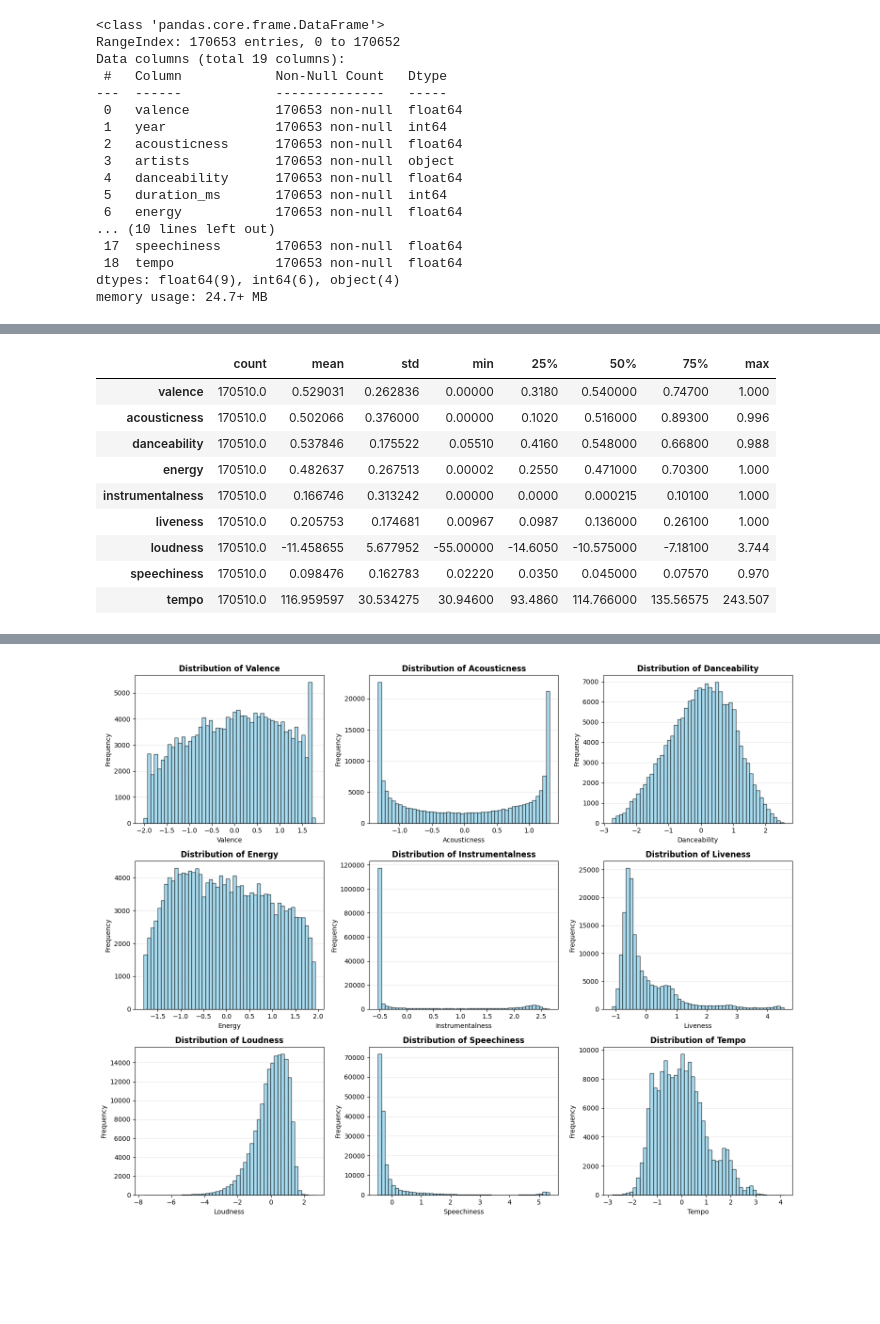
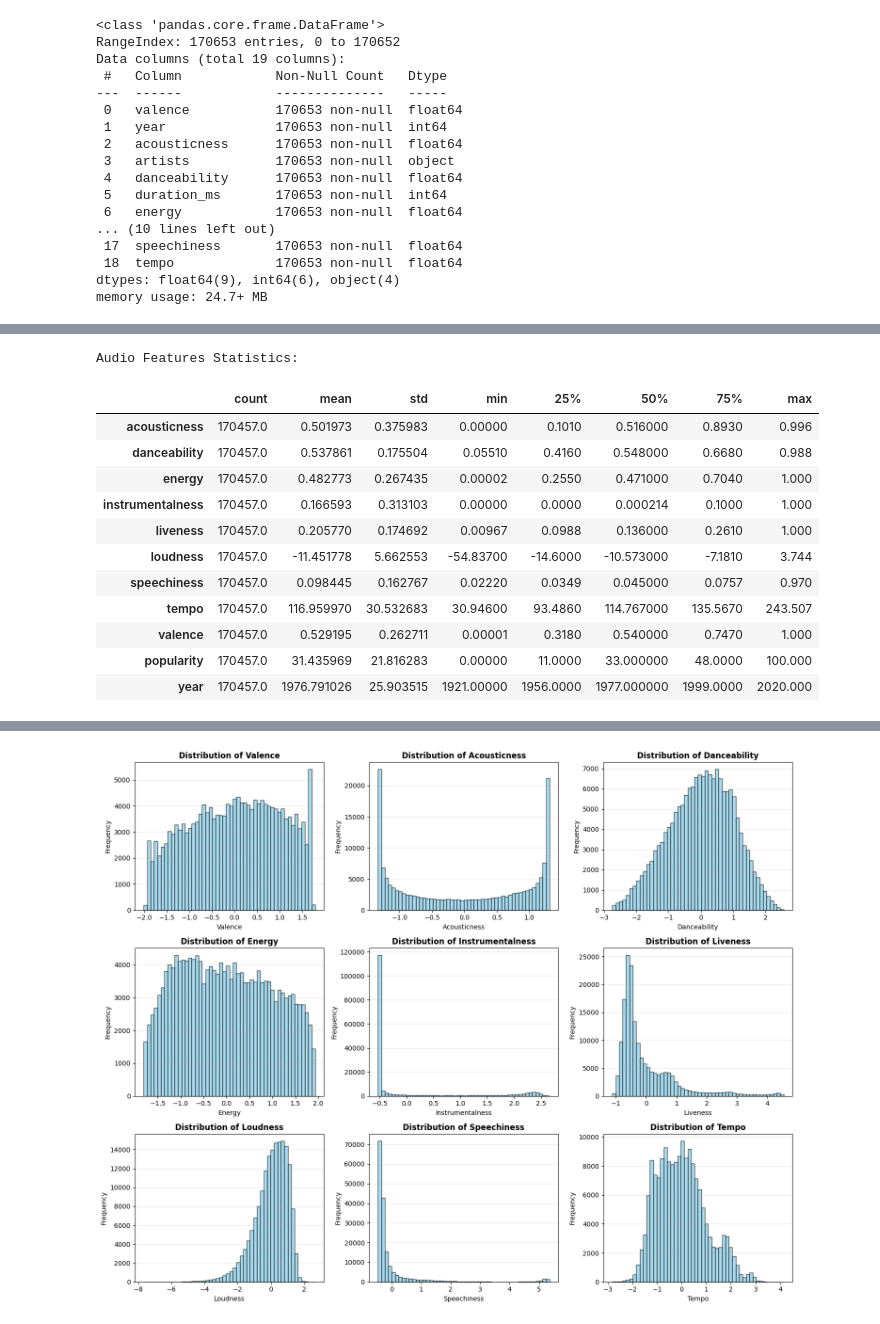
Before and after one commit to sihyunlkim/spotify-knn-recommender, a Jupyter notebook: PTDS.ipynb, the cells around one changed output, grey strips where cells are left out. Cells and saved outputs as stored; diff of their text form; code cells hidden in the pictures; blank space fills up the shorter version.

```diff
--- a/PTDS.ipynb
+++ b/PTDS.ipynb
@@ -58,15 +79,20 @@ Audio Features Statistics:
-# %%
-#dropping rows with tempo=0
-af = af[af['tempo'] != 0]
-af[audio_features].describe().T
-# %% [output]
-|  | count | mean | std | min | 25% | 50% | 75% | max |
-| valence | 170510.0 | 0.529031 | 0.262836 | 0.00000 | 0.3180 | 0.540000 | 0.74700 | 1.000 |
-| acousticness | 170510.0 | 0.502066 | 0.376000 | 0.00000 | 0.1020 | 0.516000 | 0.89300 | 0.996 |
-| danceability | 170510.0 | 0.537846 | 0.175522 | 0.05510 | 0.4160 | 0.548000 | 0.66800 | 0.988 |
-| energy | 170510.0 | 0.482637 | 0.267513 | 0.00002 | 0.2550 | 0.471000 | 0.70300 | 1.000 |
-| instrumentalness | 170510.0 | 0.166746 | 0.313242 | 0.00000 | 0.0000 | 0.000215 | 0.10100 | 1.000 |
-| liveness | 170510.0 | 0.205753 | 0.174681 | 0.00967 | 0.0987 | 0.136000 | 0.26100 | 1.000 |
-| loudness | 170510.0 | -11.458655 | 5.677952 | -55.00000 | -14.6050 | -10.575000 | -7.18100 | 3.744 |
-| speechiness | 170510.0 | 0.098476 | 0.162783 | 0.02220 | 0.0350 | 0.045000 | 0.07570 | 0.970 |
-| tempo | 170510.0 | 116.959597 | 30.534275 | 30.94600 | 93.4860 | 114.766000 | 135.56575 | 243.507 |
+# %%
+# remove corrupted rows
+# 'tempo', 'danceability', and 'energy' columns also have 0s, but are a subset of rows with valence == 0
+af = af[af['valence']>0]
+print("Audio Features Statistics:")
+af.describe().T
+# %% [output]
+Audio Features Statistics:
+|  | count | mean | std | min | 25% | 50% | 75% | max |
+| acousticness | 170457.0 | 0.501973 | 0.375983 | 0.00000 | 0.1010 | 0.516000 | 0.8930 | 0.996 |
+| danceability | 170457.0 | 0.537861 | 0.175504 | 0.05510 | 0.4160 | 0.548000 | 0.6680 | 0.988 |
+| energy | 170457.0 | 0.482773 | 0.267435 | 0.00002 | 0.2550 | 0.471000 | 0.7040 | 1.000 |
+| instrumentalness | 170457.0 | 0.166593 | 0.313103 | 0.00000 | 0.0000 | 0.000214 | 0.1000 | 1.000 |
+| liveness | 170457.0 | 0.205770 | 0.174692 | 0.00967 | 0.0988 | 0.136000 | 0.2610 | 1.000 |
+| loudness | 170457.0 | -11.451778 | 5.662553 | -54.83700 | -14.6000 | -10.573000 | -7.1810 | 3.744 |
+| speechiness | 170457.0 | 0.098445 | 0.162767 | 0.02220 | 0.0349 | 0.045000 | 0.0757 | 0.970 |
+| tempo | 170457.0 | 116.959970 | 30.532683 | 30.94600 | 93.4860 | 114.767000 | 135.5670 | 243.507 |
+| valence | 170457.0 | 0.529195 | 0.262711 | 0.00001 | 0.3180 | 0.540000 | 0.7470 | 1.000 |
+| popularity | 170457.0 | 31.435969 | 21.816283 | 0.00000 | 11.0000 | 33.000000 | 48.0000 | 100.000 |
+| year | 170457.0 | 1976.791026 | 25.903515 | 1921.00000 | 1956.0000 | 1977.000000 | 1999.0000 | 2020.000 |
```
Also changed, not shown: parts of 10 cells of this notebook.
